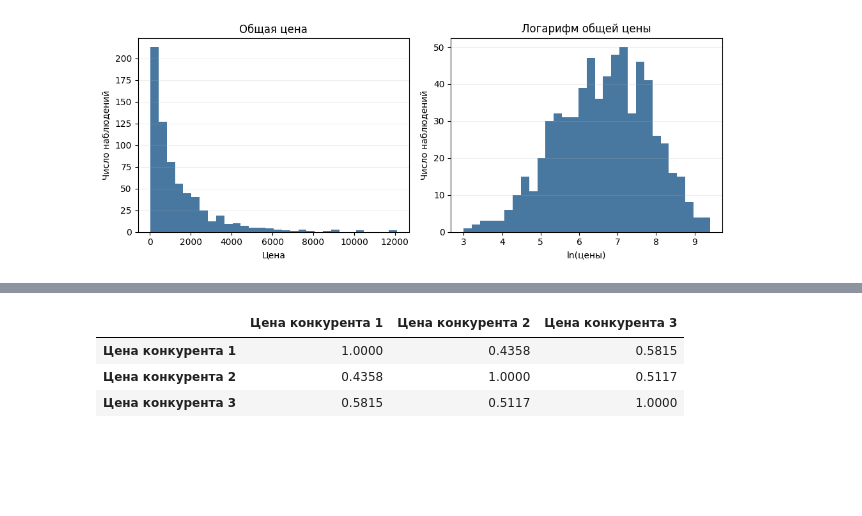
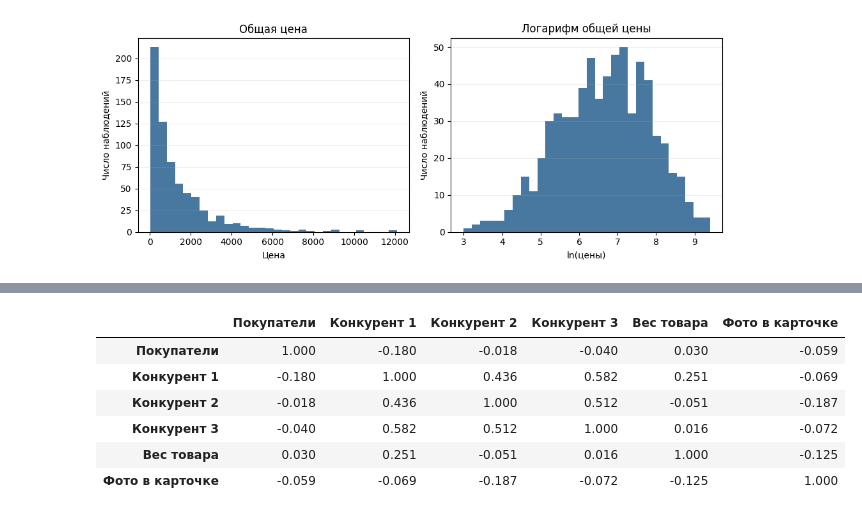
Before and after one commit to tushkanchek/scienceWork, a Jupyter notebook: science_work_simple.ipynb, the cells around one changed output, grey strips where cells are left out. Cells and saved outputs as stored; diff of their text form; code cells hidden in the pictures; blank space fills up the shorter version.

```diff
--- a/science_work_simple.ipynb
+++ b/science_work_simple.ipynb
@@ -77,18 +132,89 @@ plt.show()
 # %%
-predictor_columns = ['log_comp_1', 'log_comp_2', 'log_comp_3']
+predictor_columns = [
+    'log_customers', 'log_comp_1', 'log_comp_2', 'log_comp_3',
+    'log_product_weight_g', 'product_photos_qty'
+]
+predictor_labels = {
+    'log_customers': 'Покупатели',
+    'log_comp_1': 'Конкурент 1',
+    'log_comp_2': 'Конкурент 2',
+    'log_comp_3': 'Конкурент 3',
+    'log_product_weight_g': 'Вес товара',
+    'product_photos_qty': 'Фото в карточке',
+}
 correlation_matrix = model_data[predictor_columns].corr()
-correlation_labels = ['Цена конкурента 1', 'Цена конкурента 2', 'Цена конкурента 3']
-correlation_display = correlation_matrix.copy()
-correlation_display.index = correlation_labels
-correlation_display.columns = correlation_labels
-display(correlation_display.round(4))
+correlation_display = correlation_matrix.rename(index=predictor_labels, columns=predictor_labels)
+display(correlation_display.round(3))
 upper_triangle = correlation_matrix.where(
     np.triu(np.ones(correlation_matrix.shape, dtype=bool), k=1)
 )
 max_pairwise_correlation = upper_triangle.abs().max().max()
-print(f'Максимальная парная корреляция по модулю: {max_pairwise_correlation:.4f}')
+print(f'Максимальная |r| между шестью регрессорами модели: {max_pairwise_correlation:.3f}')
+
+numeric_corr = data.select_dtypes(include='number').corr()
+high_corr_pairs = []
+for i, left in enumerate(numeric_corr.columns):
+    for right in numeric_corr.columns[i + 1:]:
+        value = numeric_corr.loc[left, right]
+        if abs(value) >= 0.8:
+            high_corr_pairs.append({'Признак 1': left, 'Признак 2': right, 'Корреляция': value})
+high_corr_table = pd.DataFrame(high_corr_pairs).sort_values('Корреляция', key=lambda x: x.abs(), ascending=False)
+display(high_corr_table.round(4))
+
+X_for_vif = sm.add_constant(model_data[predictor_columns])
+vif_table = pd.DataFrame({
+    'Фактор': [predictor_labels[column] for column in predictor_columns],
+    'VIF': [variance_inflation_factor(X_for_vif.values, i + 1) for i in range(len(predictor_columns))],
+})
+display(vif_table.round(3))
+print('Все VIF ниже ориентировочного порога 5; сильная мультиколлинеарность в итоговой модели не выявлена.')
+
+screen_base = (
+    'log_total_price ~ log_customers + log_comp_1 + log_comp_2 + log_comp_3 '
+    '+ log_product_weight_g + product_photos_qty'
+)
+extra_screen_rows = []
+for extra_term, label in [('product_score', 'Оценка товара'), ('log_volume', 'Логарифм объёма')]:
+    candidate = smf.ols(screen_base + ' + ' + extra_term, data=model_data).fit()
+    candidate_cluster = candidate.get_robustcov_results(
+        cov_type='cluster', groups=pd.factorize(model_data.product_id)[0],
+        use_correction=True, df_correction=True, use_t=True,
+    )
+    extra_index = candidate.model.exog_names.index(extra_term)
+    extra_screen_rows.append({
+        'Дополнительный кандидат': label,
+        'p-value коэффициента': candidate_cluster.pvalues[extra_index],
+        'Скорректированный R²': candidate.rsquared_adj,
+    })
+extra_screen = pd.DataFrame(extra_screen_rows)
+print('Проверка дополнительных кандидатов по одному поверх итоговой модели:')
+display(extra_screen.round(3))
+print(f'Корреляция log(volume) с log(product_weight_g): {model_data[["log_volume", "log_product_weight_g"]].corr().iloc[0, 1]:.3f}')
+
+fig, ax = plt.subplots(figsize=(7.4, 5.5))
+image = ax.imshow(correlation_matrix, cmap='coolwarm', vmin=-1, vmax=1)
+labels = [predictor_labels[column] for column in predictor_columns]
+ax.set_xticks(range(len(labels)), labels=labels, rotation=30, ha='right')
+ax.set_yticks(range(len(labels)), labels=labels)
+for i in range(len(labels)):
+    for j in range(len(labels)):
+        ax.text(j, i, f'{correlation_matrix.iloc[i, j]:.2f}', ha='center', va='center', color='black', fontsize=9)
+fig.colorbar(image, ax=ax, label='Корреляция Пирсона')
+ax.set_title('Корреляции факторов множественной модели')
+fig.tight_layout()
+fig.savefig('predictor_correlations_simple.png', dpi=160, bbox_inches='tight')
+plt.show()
+
+unit_lag_correlation = data[['unit_price', 'lag_price']].corr().iloc[0, 1]
+unit_qty_error = abs(data.total_price - data.unit_price * data.qty) / data.total_price
+print(f'Корреляция unit_price и lag_price: {unit_lag_correlation:.4f}')
+print(f'95-й процентиль относительного расхождения total_price и unit_price × qty: {unit_qty_error.quantile(0.95):.4%}')
+print(f'Максимальное относительное расхождение: {unit_qty_error.max():.4%}')
 # %% [output]
-|  | Цена конкурента 1 | Цена конкурента 2 | Цена конкурента 3 |
-| Цена конкурента 1 | 1.0000 | 0.4358 | 0.5815 |
-| Цена конкурента 2 | 0.4358 | 1.0000 | 0.5117 |
-| Цена конкурента 3 | 0.5815 | 0.5117 | 1.0000 |
+|  | Покупатели | Конкурент 1 | Конкурент 2 | Конкурент 3 | Вес товара | Фото в карточке |
+| Покупатели | 1.000 | -0.180 | -0.018 | -0.040 | 0.030 | -0.059 |
+| Конкурент 1 | -0.180 | 1.000 | 0.436 | 0.582 | 0.251 | -0.069 |
+| Конкурент 2 | -0.018 | 0.436 | 1.000 | 0.512 | -0.051 | -0.187 |
+| Конкурент 3 | -0.040 | 0.582 | 0.512 | 1.000 | 0.016 | -0.072 |
+| Вес товара | 0.030 | 0.251 | -0.051 | 0.016 | 1.000 | -0.125 |
+| Фото в карточке | -0.059 | -0.069 | -0.187 | -0.072 | -0.125 | 1.000 |
```
Also changed, not shown: parts of 13 cells of this notebook, 22 other files.
